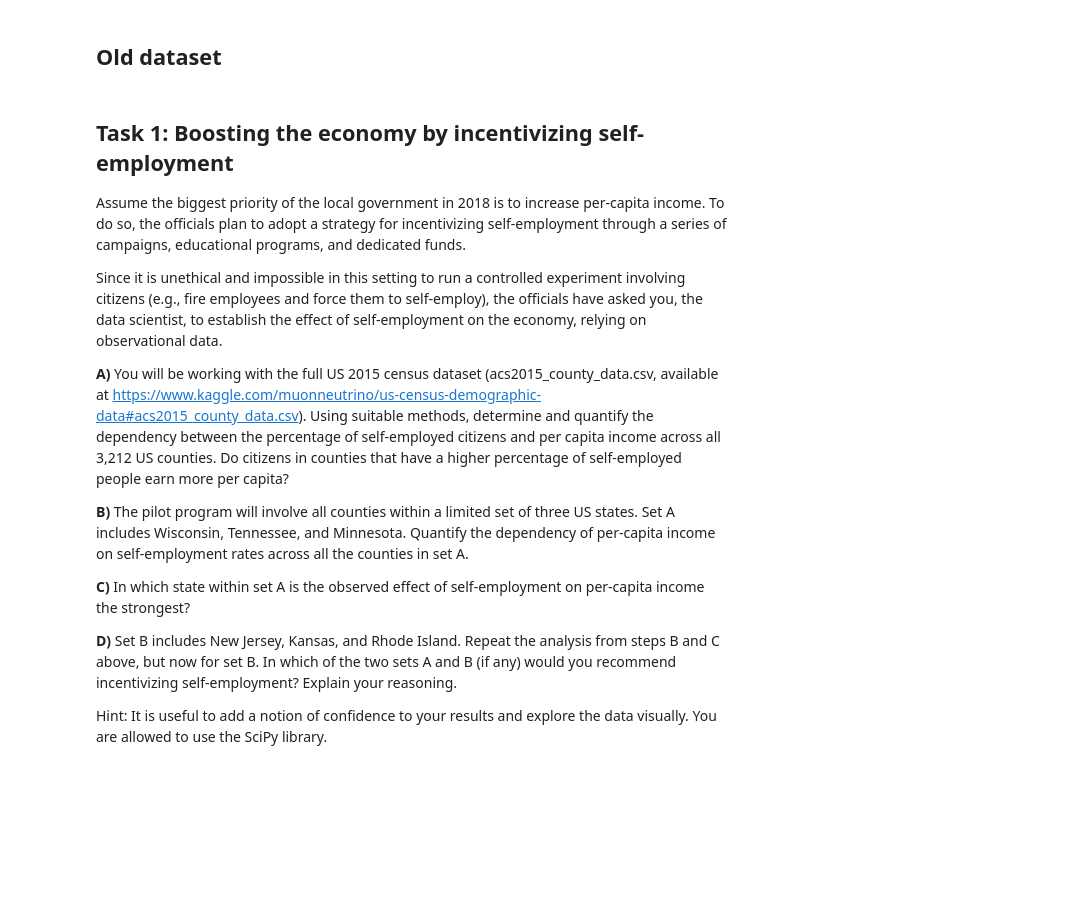
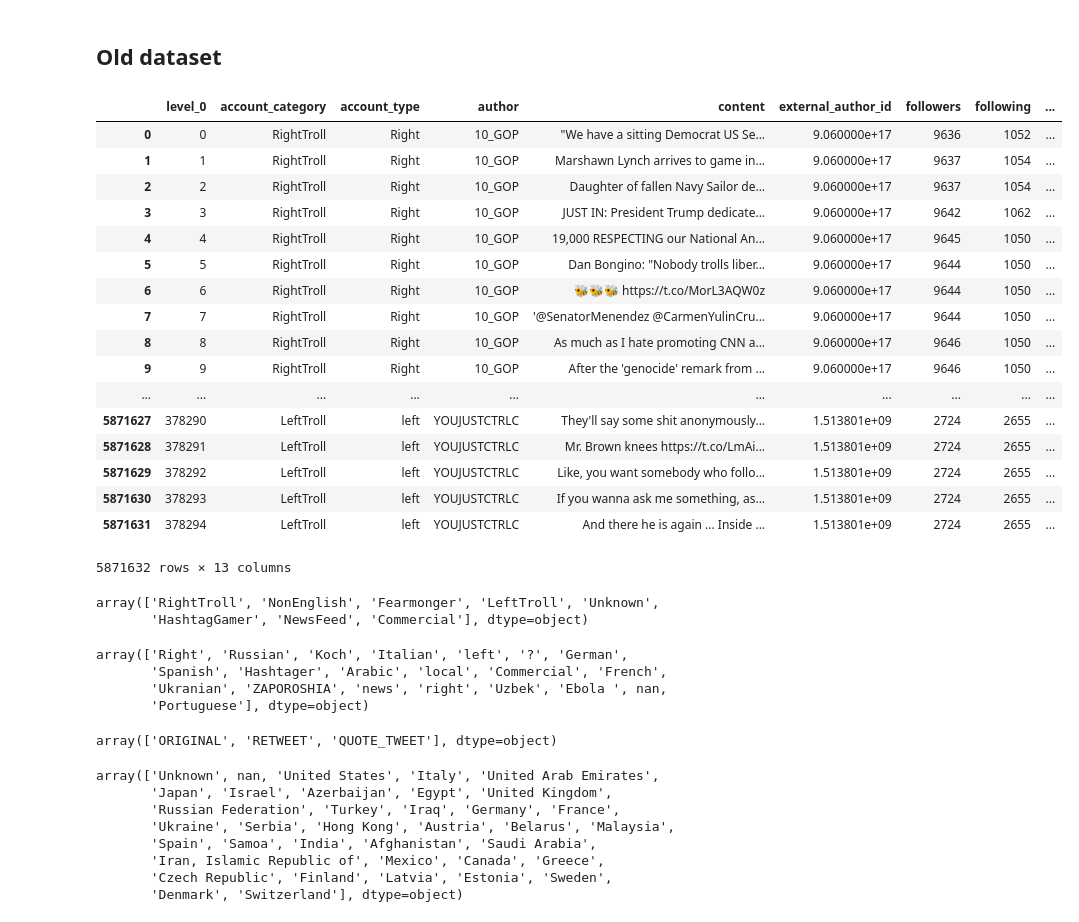
Before and after one commit to haakonms/ADAproject, a Jupyter notebook: TweetProjectSveen.ipynb, the cells around one changed output. Saved outputs shown, nothing was run; the diff lists cells and outputs as text; code cells hidden in the pictures; blank space fills up the shorter version.

```diff
--- a/TweetProjectSveen.ipynb
+++ b/TweetProjectSveen.ipynb
@@ -228,19 +200,47 @@ HÅKON
 Ting å gjøre: Slå sammen twitter id og tweets for å sjekke hvilket språk de twitrer på. Kan arabiske folk twitre på engelsk?
 # %% [markdown]
 ## Old dataset
-# %% [markdown]
-## Task 1: Boosting the economy by incentivizing self-employment
-
-Assume the biggest priority of the local government in 2018 is to increase per-capita income. To do so, the officials plan to adopt a strategy for incentivizing self-employment through a series of campaigns, educational programs, and dedicated funds.
-
-Since it is unethical and impossible in this setting to run a controlled experiment involving citizens (e.g., fire employees and force them to self-employ), the officials have asked you, the data scientist, to establish the effect of self-employment on the economy, relying on observational data.
-
-**A)** You will be working with the full US 2015 census dataset (acs2015_county_data.csv, available at https://www.kaggle.com/muonneutrino/us-census-demographic-data#acs2015_county_data.csv). Using suitable methods, determine and quantify the dependency between the percentage of self-employed citizens and per capita income across all 3,212 US counties. Do citizens in counties that have a higher percentage of self-employed people earn more per capita?
-
-**B)** The pilot program will involve all counties within a limited set of three US states. Set A includes Wisconsin, Tennessee, and  Minnesota. Quantify the dependency of per-capita income on self-employment rates across all the counties in set A.
-
-**C)** In which state within set A is the observed effect of self-employment on per-capita income the strongest?
-
-**D)** Set B includes New Jersey, Kansas, and Rhode Island. Repeat the analysis from steps B and C above, but now for set B. In which of the two sets A and B (if any) would you recommend incentivizing self-employment? Explain your reasoning.
-
-Hint: It is useful to add a notion of confidence to your results and explore the data visually. You are allowed to use the SciPy library.
+# %%
+datad = data.drop(columns=["retweet", "index", "level_0"]) # also"harvested_date","new_june_2018",
+# %%
+datad
+# %% [output]
+|  | level_0 | account_category | account_type | author | content | external_author_id | followers | following | ... |
+| 0 | 0 | RightTroll | Right | 10_GOP | "We have a sitting Democrat US Se... | 9.060000e+17 | 9636 | 1052 | ... |
+| 1 | 1 | RightTroll | Right | 10_GOP | Marshawn Lynch arrives to game in... | 9.060000e+17 | 9637 | 1054 | ... |
+| 2 | 2 | RightTroll | Right | 10_GOP | Daughter of fallen Navy Sailor de... | 9.060000e+17 | 9637 | 1054 | ... |
+| 3 | 3 | RightTroll | Right | 10_GOP | JUST IN: President Trump dedicate... | 9.060000e+17 | 9642 | 1062 | ... |
+| 4 | 4 | RightTroll | Right | 10_GOP | 19,000 RESPECTING our National An... | 9.060000e+17 | 9645 | 1050 | ... |
+| 5 | 5 | RightTroll | Right | 10_GOP | Dan Bongino: "Nobody trolls liber... | 9.060000e+17 | 9644 | 1050 | ... |
+| 6 | 6 | RightTroll | Right | 10_GOP | 🐝🐝🐝 https://t.co/MorL3AQW0z | 9.060000e+17 | 9644 | 1050 | ... |
+| 7 | 7 | RightTroll | Right | 10_GOP | '@SenatorMenendez @CarmenYulinCru... | 9.060000e+17 | 9644 | 1050 | ... |
+| 8 | 8 | RightTroll | Right | 10_GOP | As much as I hate promoting CNN a... | 9.060000e+17 | 9646 | 1050 | ... |
+| 9 | 9 | RightTroll | Right | 10_GOP | After the 'genocide' remark from ... | 9.060000e+17 | 9646 | 1050 | ... |
+| ... | ... | ... | ... | ... | ... | ... | ... | ... | ... |
+| 5871627 | 378290 | LeftTroll | left | YOUJUSTCTRLC | They'll say some shit anonymously... | 1.513801e+09 | 2724 | 2655 | ... |
+| 5871628 | 378291 | LeftTroll | left | YOUJUSTCTRLC | Mr. Brown knees https://t.co/LmAi... | 1.513801e+09 | 2724 | 2655 | ... |
+| 5871629 | 378292 | LeftTroll | left | YOUJUSTCTRLC | Like, you want somebody who follo... | 1.513801e+09 | 2724 | 2655 | ... |
+| 5871630 | 378293 | LeftTroll | left | YOUJUSTCTRLC | If you wanna ask me something, as... | 1.513801e+09 | 2724 | 2655 | ... |
+| 5871631 | 378294 | LeftTroll | left | YOUJUSTCTRLC | And there he is again ... Inside ... | 1.513801e+09 | 2724 | 2655 | ... |
+5871632 rows × 13 columns
+# %%
+display(datad["account_category"].unique())
+display(datad["account_type"].unique())
+display(datad["post_type"].unique())
+display(datad["region"].unique())
+# %% [output]
+array(['RightTroll', 'NonEnglish', 'Fearmonger', 'LeftTroll', 'Unknown',
+       'HashtagGamer', 'NewsFeed', 'Commercial'], dtype=object)
+array(['Right', 'Russian', 'Koch', 'Italian', 'left', '?', 'German',
+       'Spanish', 'Hashtager', 'Arabic', 'local', 'Commercial', 'French',
+       'Ukranian', 'ZAPOROSHIA', 'news', 'right', 'Uzbek', 'Ebola ', nan,
+       'Portuguese'], dtype=object)
+array(['ORIGINAL', 'RETWEET', 'QUOTE_TWEET'], dtype=object)
+array(['Unknown', nan, 'United States', 'Italy', 'United Arab Emirates',
+       'Japan', 'Israel', 'Azerbaijan', 'Egypt', 'United Kingdom',
+       'Russian Federation', 'Turkey', 'Iraq', 'Germany', 'France',
+       'Ukraine', 'Serbia', 'Hong Kong', 'Austria', 'Belarus', 'Malaysia',
+       'Spain', 'Samoa', 'India', 'Afghanistan', 'Saudi Arabia',
+       'Iran, Islamic Republic of', 'Mexico', 'Canada', 'Greece',
+       'Czech Republic', 'Finland', 'Latvia', 'Estonia', 'Sweden',
+       'Denmark', 'Switzerland'], dtype=object)
```
Also changed, not shown: parts of 13 cells of this notebook.
